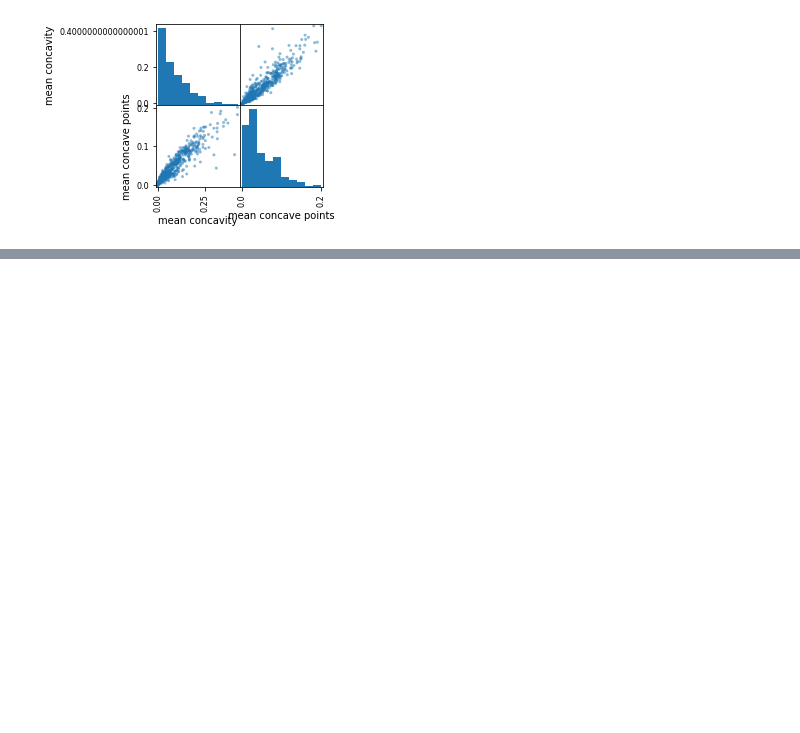
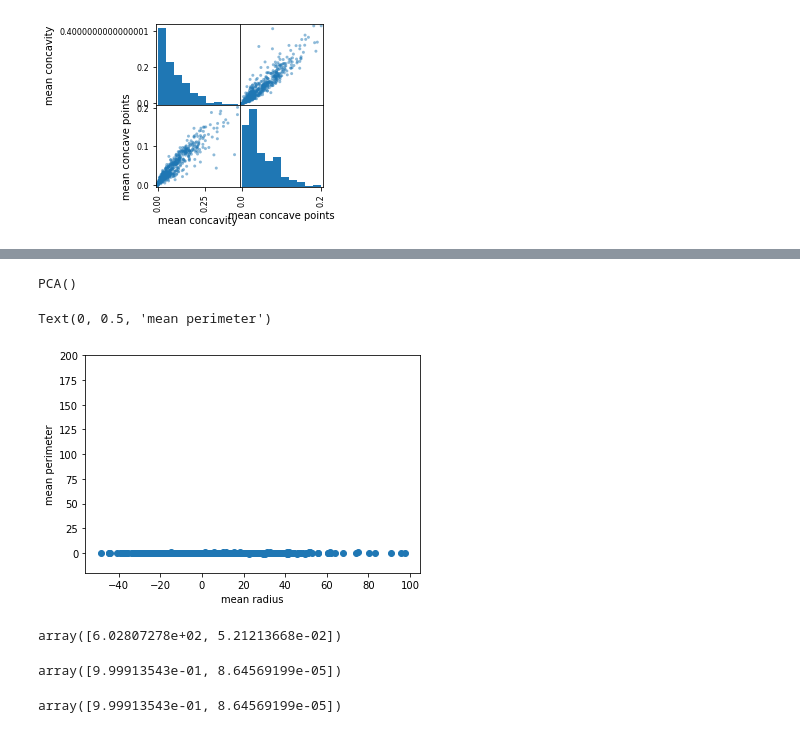
Before and after one commit to ducksfrogs/udemyScipy, a Jupyter notebook: pca.ipynb, the cells around one changed output, grey strips where cells are left out. Drawn from its saved outputs; the diff is of its cells as text; code cells hidden in the pictures; blank space fills up the shorter version.

```diff
--- a/pca.ipynb
+++ b/pca.ipynb
@@ -96,0 +123,30 @@ df = pd.DataFrame(data.data[:, [0,2]], co)
+# %%
+from sklearn.decomposition import PCA
+
+pca = PCA()
+
+pca.fit(X)
+# %% [output]
+PCA()
+# %%
+X_new = pca.transform(X)
+# %%
+plt.scatter(X_new[:, 0], X_new[: ,1])
+plt.ylim(-20,200)
+plt.xlabel(names[0])
+plt.ylabel(names[1])
+# %% [output]
+Text(0, 0.5, 'mean perimeter')
+[figure, added]
+# %%
+pca.explained_variance_
+# %% [output]
+array([6.02807278e+02, 5.21213668e-02])
+# %%
+pca.explained_variance_ / pca.explained_variance_.sum()
+# %% [output]
+array([9.99913543e-01, 8.64569199e-05])
+# %%
+pca.explained_variance_ratio_
+# %% [output]
+array([9.99913543e-01, 8.64569199e-05])
```
Also changed, not shown: parts of 30 cells of this notebook, 4 other files.
